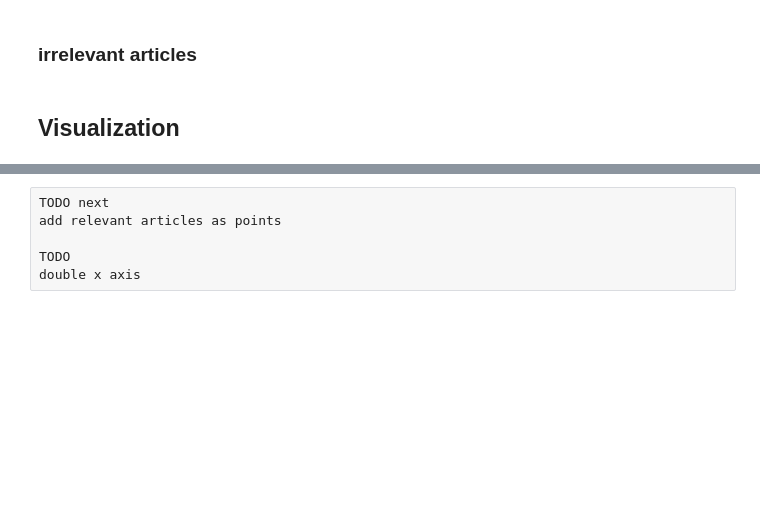
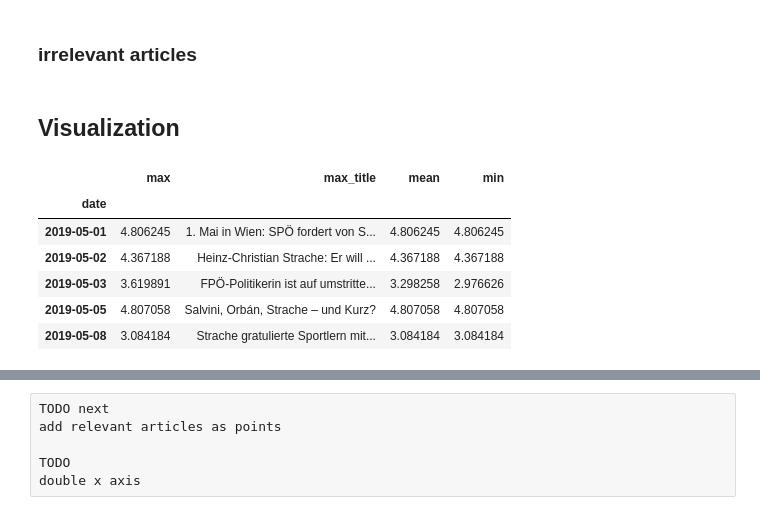
Before and after one commit to oStritze/sna, a Jupyter notebook: src/event_related_2.ipynb, the cells around one changed output, grey strips where cells are left out. Saved outputs shown, nothing was run; the diff lists cells and outputs as text; code cells hidden in the pictures; blank space fills up the shorter version.

```diff
--- a/src/event_related_2.ipynb
+++ b/src/event_related_2.ipynb
@@ -103,14 +105,28 @@ for art_idx in tqdm([x[0] for x in rnd_irr_articles]):
 # %% [markdown]
 ## Visualization
 # %%
-# prepare viz
+# prepare viz (relevant)
 viz_arr = [
     (all_postings[all_postings.ID_Article == x]['ArticlePublishingDate'].iloc[0].split()[0],
      np.mean(result[x]),
      all_postings[all_postings.ID_Article == x]['ArticleTitle'].iloc[0])
     for x in result.keys() if len(result[x]) > 0]
 
-viz_df = pd.DataFrame(viz_arr, columns = ['date', 'mean', 'title'])
+viz_df = pd.DataFrame(viz_arr, columns = ['date', 'val', 'title'])
 viz_df = viz_df.sort_values(by='date')
+
+# group by date and min, mean, max
 grouped_viz_df = viz_df.groupby('date').max()
+grouped_viz_df['mean'] = viz_df.groupby('date').mean().val
+grouped_viz_df['minn ']= viz_df.groupby('date').min().val
+grouped_viz_df.columns = ['max', 'max_title', 'mean', 'min']
+grouped_viz_df.head()
+# %% [output]
+|  | max | max_title | mean | min |
+| date |  |  |  |  |
+| 2019-05-01 | 4.806245 | 1. Mai in Wien: SPÖ fordert von S... | 4.806245 | 4.806245 |
+| 2019-05-02 | 4.367188 | Heinz-Christian Strache: Er will ... | 4.367188 | 4.367188 |
+| 2019-05-03 | 3.619891 | FPÖ-Politikerin ist auf umstritte... | 3.298258 | 2.976626 |
+| 2019-05-05 | 4.807058 | Salvini, Orbán, Strache – und Kurz? | 4.807058 | 4.807058 |
+| 2019-05-08 | 3.084184 | Strache gratulierte Sportlern mit... | 3.084184 | 3.084184 |
 # %%
```
Also changed, not shown: parts of 5 cells of this notebook, 3 other files.
